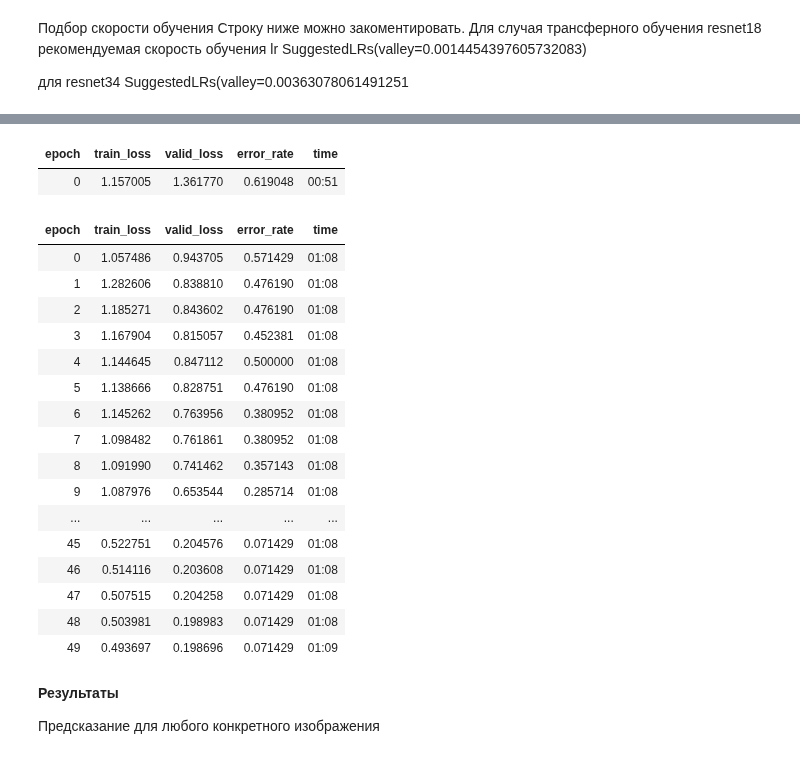
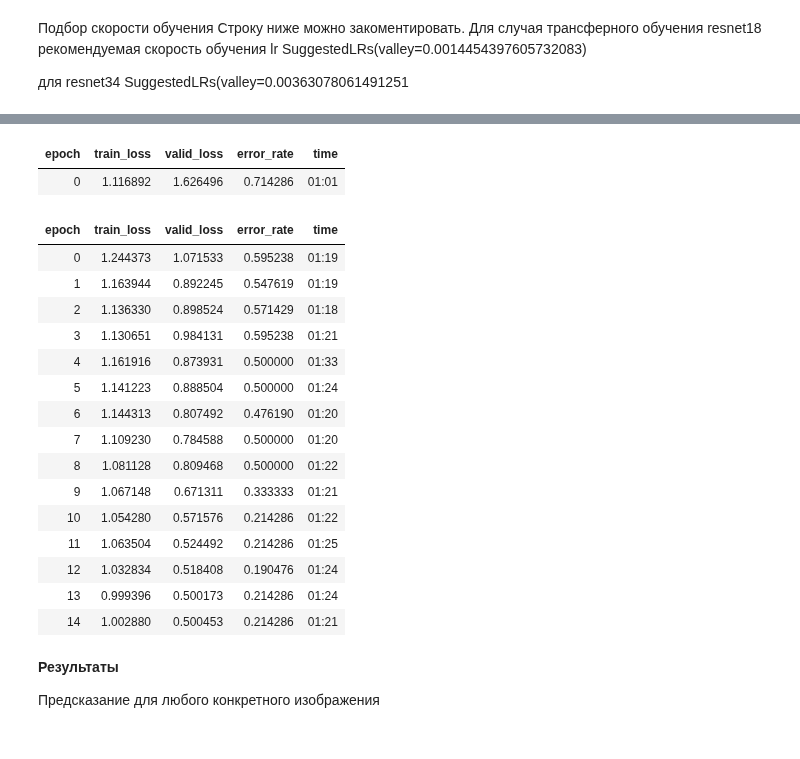
Before and after one commit to avkornaev/Fast_AI_course, a Jupyter notebook: IRI_defects_detection.ipynb, the cells around one changed output, grey strips where cells are left out. Cells and saved outputs as stored; diff of their text form; code cells hidden in the pictures.

```diff
--- a/IRI_defects_detection.ipynb
+++ b/IRI_defects_detection.ipynb
@@ -63,4 +59,4 @@ dls.show_batch()
 # %%
 #??cnn_learner
 # %%
-learn = cnn_learner(dls,resnet34,metrics=error_rate,pretrained=True,lr=0.00145)
+learn = cnn_learner(dls,resnet34,metrics=error_rate,pretrained=True,lr=0.00363)
@@ -94,25 +85,24 @@ SuggestedLRs(valley=0.00363078061491251)
 # %%
-learn.fine_tune(50)
+learn.fine_tune(15)
 # %% [output]
 | epoch | train_loss | valid_loss | error_rate | time |
-| 0 | 1.157005 | 1.361770 | 0.619048 | 00:51 |
+| 0 | 1.116892 | 1.626496 | 0.714286 | 01:01 |
 | epoch | train_loss | valid_loss | error_rate | time |
-| 0 | 1.057486 | 0.943705 | 0.571429 | 01:08 |
-| 1 | 1.282606 | 0.838810 | 0.476190 | 01:08 |
-| 2 | 1.185271 | 0.843602 | 0.476190 | 01:08 |
-| 3 | 1.167904 | 0.815057 | 0.452381 | 01:08 |
-| 4 | 1.144645 | 0.847112 | 0.500000 | 01:08 |
-| 5 | 1.138666 | 0.828751 | 0.476190 | 01:08 |
-| 6 | 1.145262 | 0.763956 | 0.380952 | 01:08 |
-| 7 | 1.098482 | 0.761861 | 0.380952 | 01:08 |
-| 8 | 1.091990 | 0.741462 | 0.357143 | 01:08 |
-| 9 | 1.087976 | 0.653544 | 0.285714 | 01:08 |
-| ... | ... | ... | ... | ... |
-| 45 | 0.522751 | 0.204576 | 0.071429 | 01:08 |
-| 46 | 0.514116 | 0.203608 | 0.071429 | 01:08 |
-| 47 | 0.507515 | 0.204258 | 0.071429 | 01:08 |
-| 48 | 0.503981 | 0.198983 | 0.071429 | 01:08 |
-| 49 | 0.493697 | 0.198696 | 0.071429 | 01:09 |
+| 0 | 1.244373 | 1.071533 | 0.595238 | 01:19 |
+| 1 | 1.163944 | 0.892245 | 0.547619 | 01:19 |
+| 2 | 1.136330 | 0.898524 | 0.571429 | 01:18 |
+| 3 | 1.130651 | 0.984131 | 0.595238 | 01:21 |
+| 4 | 1.161916 | 0.873931 | 0.500000 | 01:33 |
+| 5 | 1.141223 | 0.888504 | 0.500000 | 01:24 |
+| 6 | 1.144313 | 0.807492 | 0.476190 | 01:20 |
+| 7 | 1.109230 | 0.784588 | 0.500000 | 01:20 |
+| 8 | 1.081128 | 0.809468 | 0.500000 | 01:22 |
+| 9 | 1.067148 | 0.671311 | 0.333333 | 01:21 |
+| 10 | 1.054280 | 0.571576 | 0.214286 | 01:22 |
+| 11 | 1.063504 | 0.524492 | 0.214286 | 01:25 |
+| 12 | 1.032834 | 0.518408 | 0.190476 | 01:24 |
+| 13 | 0.999396 | 0.500173 | 0.214286 | 01:24 |
+| 14 | 1.002880 | 0.500453 | 0.214286 | 01:21 |
 # %% [markdown]
 **Результаты**
 
```
Also changed, not shown: parts of 33 cells of this notebook.
